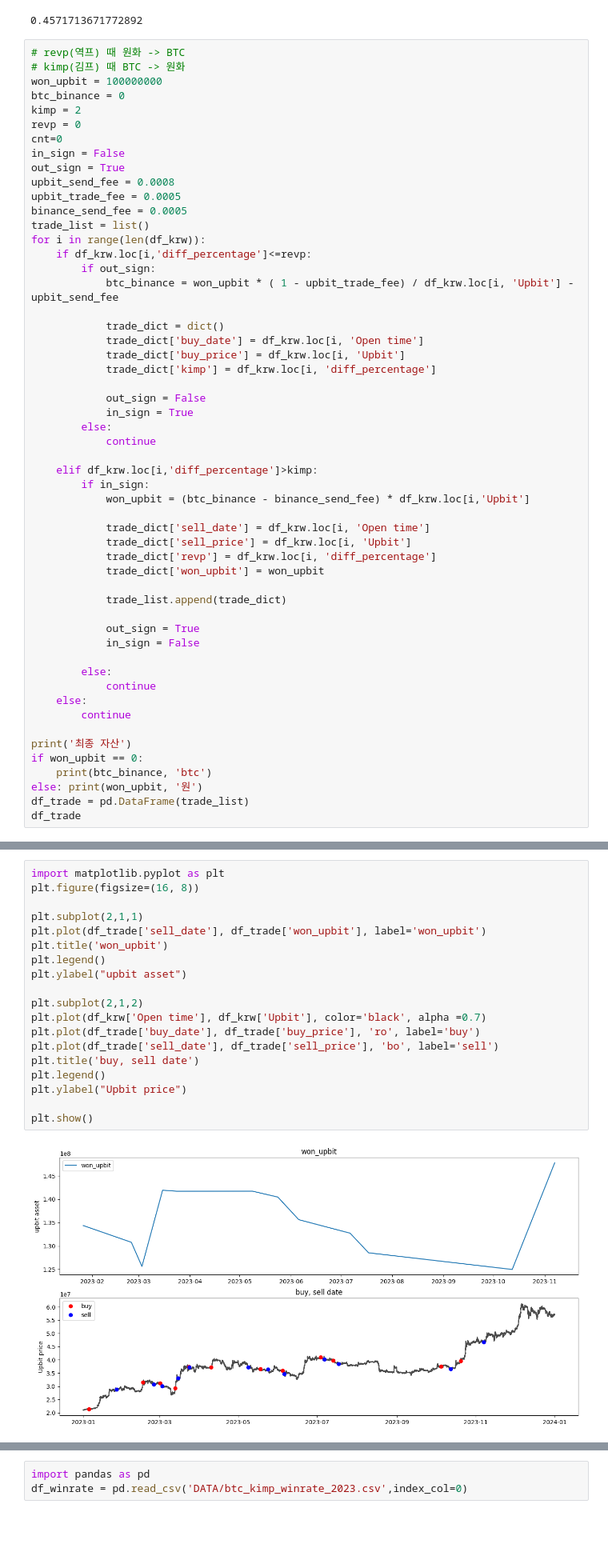
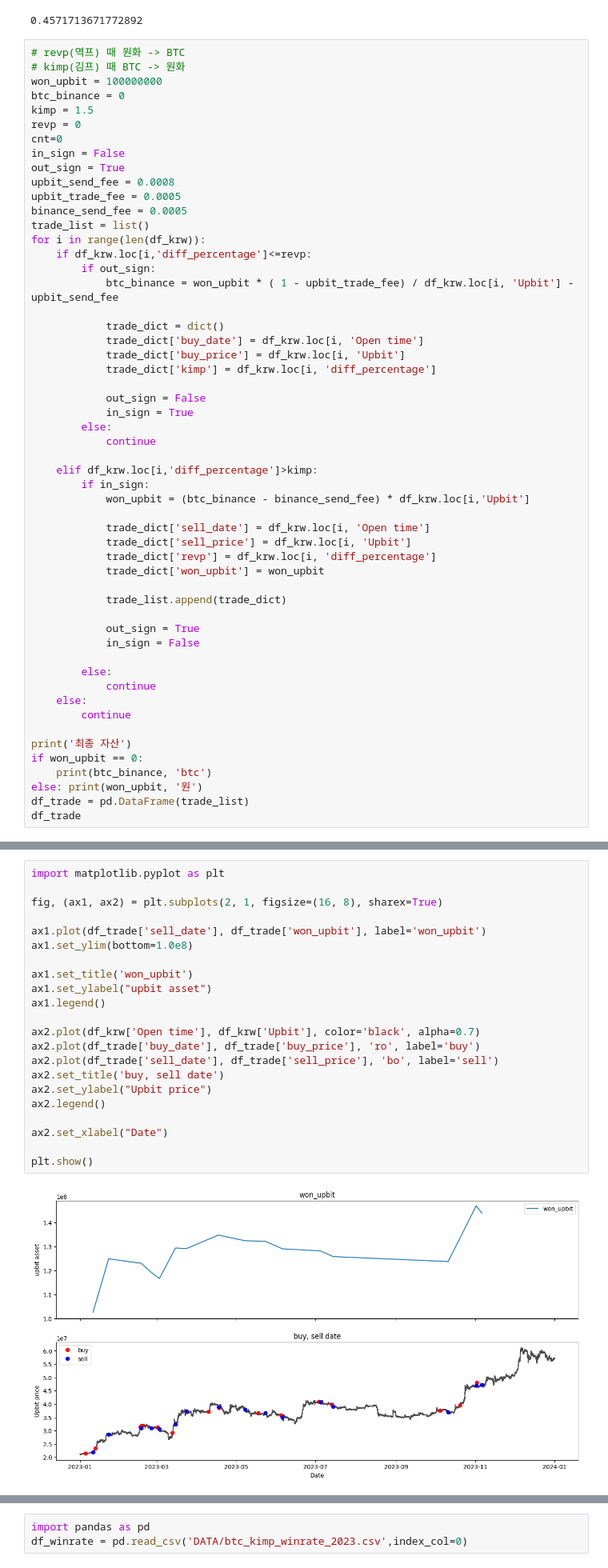
Before and after one commit to ppsygit/coinAnalysis, a Jupyter notebook: diff_analysis/upbit_binance_diff_analysis.ipynb, the cells around one changed output, grey strips where cells are left out. Shown: that part at 80% size. Drawn from its saved outputs; the diff is of its cells as text; blank space fills up the shorter version.

```diff
--- a/diff_analysis/upbit_binance_diff_analysis.ipynb
+++ b/diff_analysis/upbit_binance_diff_analysis.ipynb
@@ -137,7 +137,7 @@ df_krw.loc[1, 'diff_percentage']
 # kimp(김프) 때 BTC -> 원화
 won_upbit = 100000000
 btc_binance = 0
-kimp = 2
+kimp = 1.5
 revp = 0
 cnt=0
 in_sign = False
@@ -205,22 +209,25 @@ df_trade
 # %%
 import matplotlib.pyplot as plt
-plt.figure(figsize=(16, 8))
 
-plt.subplot(2,1,1)
-plt.plot(df_trade['sell_date'], df_trade['won_upbit'], label='won_upbit')
-plt.title('won_upbit')
-plt.legend()
-plt.ylabel("upbit asset")
+fig, (ax1, ax2) = plt.subplots(2, 1, figsize=(16, 8), sharex=True)
 
-plt.subplot(2,1,2)
-plt.plot(df_krw['Open time'], df_krw['Upbit'], color='black', alpha =0.7)
-plt.plot(df_trade['buy_date'], df_trade['buy_price'], 'ro', label='buy')
-plt.plot(df_trade['sell_date'], df_trade['sell_price'], 'bo', label='sell')
-plt.title('buy, sell date')
-plt.legend()
-plt.ylabel("Upbit price")
+ax1.plot(df_trade['sell_date'], df_trade['won_upbit'], label='won_upbit')
+ax1.set_ylim(bottom=1.0e8)
+
+ax1.set_title('won_upbit')
+ax1.set_ylabel("upbit asset")
+ax1.legend()
+
+ax2.plot(df_krw['Open time'], df_krw['Upbit'], color='black', alpha=0.7)
+ax2.plot(df_trade['buy_date'], df_trade['buy_price'], 'ro', label='buy')
+ax2.plot(df_trade['sell_date'], df_trade['sell_price'], 'bo', label='sell')
+ax2.set_title('buy, sell date')
+ax2.set_ylabel("Upbit price")
+ax2.legend()
+
+ax2.set_xlabel("Date")
 
 plt.show()
 # %% [output]
-[figure, old version]
+[figure, new version]
 # %% [markdown]
```
Also changed, not shown: parts of 8 cells of this notebook.
